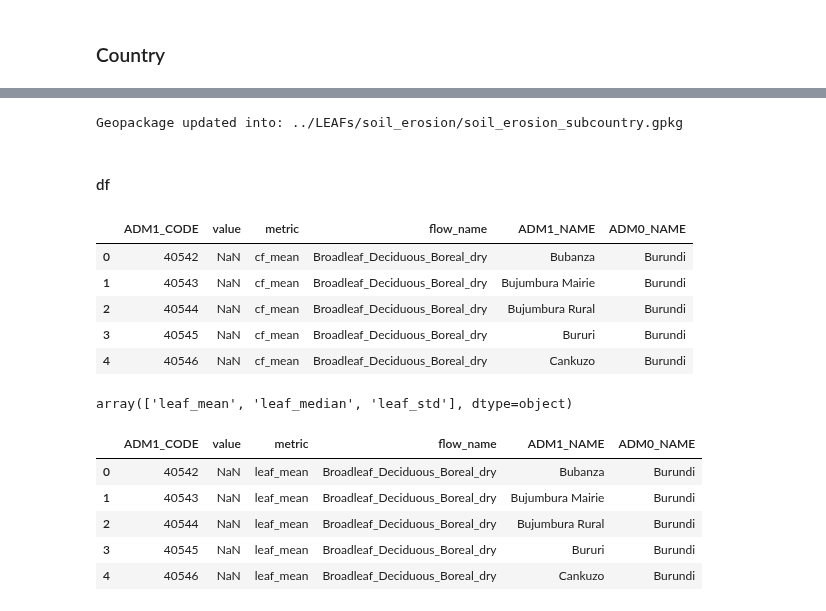
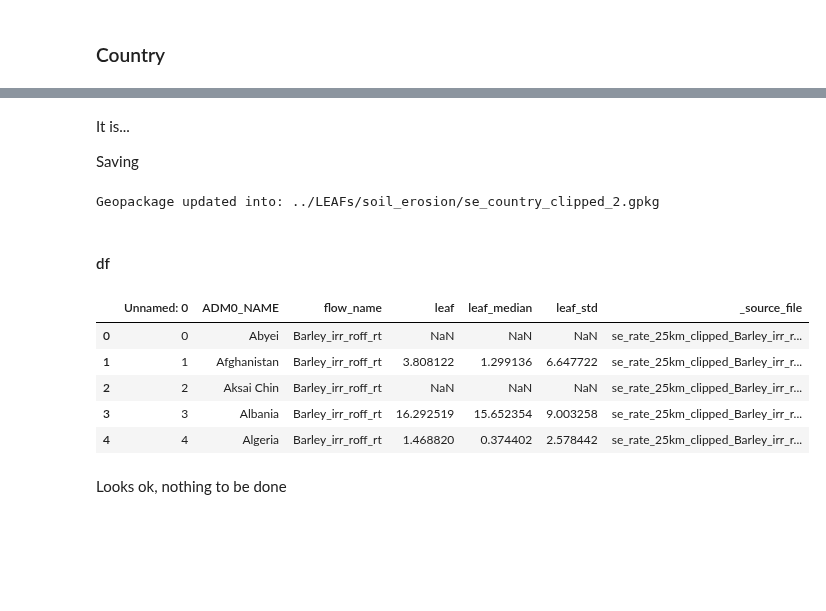
Before and after one commit to cloyolaangosto/SBTN_Test, a Jupyter notebook: LEAFs/Name_Cleaning.ipynb, the cells around one changed output, grey strips where cells are left out. Saved outputs shown, nothing was run; the diff lists cells and outputs as text; code cells hidden in the pictures; blank space fills up the shorter version.

Commit message:
all soil erosion geopackages and csv correctly processed

```diff
--- a/LEAFs/Name_Cleaning.ipynb
+++ b/LEAFs/Name_Cleaning.ipynb
@@ -569,8 +486,8 @@ pd.read_csv(soil_sc_df_fp).head()
 # %% [markdown]
 ### Country
 # %%
-soil_c_fp = "../LEAFs/soil_erosion/soil_erosion_country.gpkg"
-soil_c_df_fp = "../LEAFs/soil_erosion/soil_erosion_country.csv"
+soil_c_fp = "../LEAFs/soil_erosion/se_country_clipped_2.gpkg"
+soil_c_df_fp = "../LEAFs/soil_erosion/se_country_clipped_2.csv"
 # %%
 inspect_gpkg(soil_c_fp)
 # %% [output]
@@ -593,17 +532,21 @@ se_c_gpkg_data['se_leaf_country'].head()
+# %% [markdown]
+It is...
+
+Saving
 # %%
 update_gpkg_to_disk(se_c_gpkg_data, soil_c_fp)
 # %% [output]
-Geopackage updated into: ../LEAFs/soil_erosion/soil_erosion_subcountry.gpkg
+Geopackage updated into: ../LEAFs/soil_erosion/se_country_clipped_2.gpkg
 # %% [markdown]
 #### df
 # %%
-soil_sc_df = pd.read_csv(soil_sc_df_fp)
+soil_c_df = pd.read_csv(soil_c_df_fp)
 # %%
-soil_sc_df.head()
+soil_c_df.head()
 # %% [output]
-|  | ADM1_CODE | value | metric | flow_name | ADM1_NAME | ADM0_NAME |
-| 0 | 40542 | NaN | cf_mean | Broadleaf_Deciduous_Boreal_dry | Bubanza | Burundi |
-| 1 | 40543 | NaN | cf_mean | Broadleaf_Deciduous_Boreal_dry | Bujumbura Mairie | Burundi |
-| 2 | 40544 | NaN | cf_mean | Broadleaf_Deciduous_Boreal_dry | Bujumbura Rural | Burundi |
-| 3 | 40545 | NaN | cf_mean | Broadleaf_Deciduous_Boreal_dry | Bururi | Burundi |
-| 4 | 40546 | NaN | cf_mean | Broadleaf_Deciduous_Boreal_dry | Cankuzo | Burundi |
+|  | Unnamed: 0 | ADM0_NAME | flow_name | leaf | leaf_median | leaf_std | _source_file |
+| 0 | 0 | Abyei | Barley_irr_roff_rt | NaN | NaN | NaN | se_rate_25km_clipped_Barley_irr_r... |
+| 1 | 1 | Afghanistan | Barley_irr_roff_rt | 3.808122 | 1.299136 | 6.647722 | se_rate_25km_clipped_Barley_irr_r... |
+| 2 | 2 | Aksai Chin | Barley_irr_roff_rt | NaN | NaN | NaN | se_rate_25km_clipped_Barley_irr_r... |
+| 3 | 3 | Albania | Barley_irr_roff_rt | 16.292519 | 15.652354 | 9.003258 | se_rate_25km_clipped_Barley_irr_r... |
+| 4 | 4 | Algeria | Barley_irr_roff_rt | 1.468820 | 0.374402 | 2.578442 | se_rate_25km_clipped_Barley_irr_r... |
@@ -612,4 +552,0 @@ soil_sc_df["metric"] = soil_sc_df["metric"].replace(rename_metrics)
-# %%
-soil_sc_df["metric"].unique()
-# %% [output]
-array(['leaf_mean', 'leaf_median', 'leaf_std'], dtype=object)
@@ -618,9 +553,2 @@ soil_sc_df.to_csv(soil_sc_df_fp, index=False)
-# %%
-pd.read_csv(soil_sc_df_fp).head()
-# %% [output]
-|  | ADM1_CODE | value | metric | flow_name | ADM1_NAME | ADM0_NAME |
-| 0 | 40542 | NaN | leaf_mean | Broadleaf_Deciduous_Boreal_dry | Bubanza | Burundi |
-| 1 | 40543 | NaN | leaf_mean | Broadleaf_Deciduous_Boreal_dry | Bujumbura Mairie | Burundi |
-| 2 | 40544 | NaN | leaf_mean | Broadleaf_Deciduous_Boreal_dry | Bujumbura Rural | Burundi |
-| 3 | 40545 | NaN | leaf_mean | Broadleaf_Deciduous_Boreal_dry | Bururi | Burundi |
-| 4 | 40546 | NaN | leaf_mean | Broadleaf_Deciduous_Boreal_dry | Cankuzo | Burundi |
+# %% [markdown]
+Looks ok, nothing to be done
```
Also changed, not shown: parts of 44 cells of this notebook, 1 other file.
